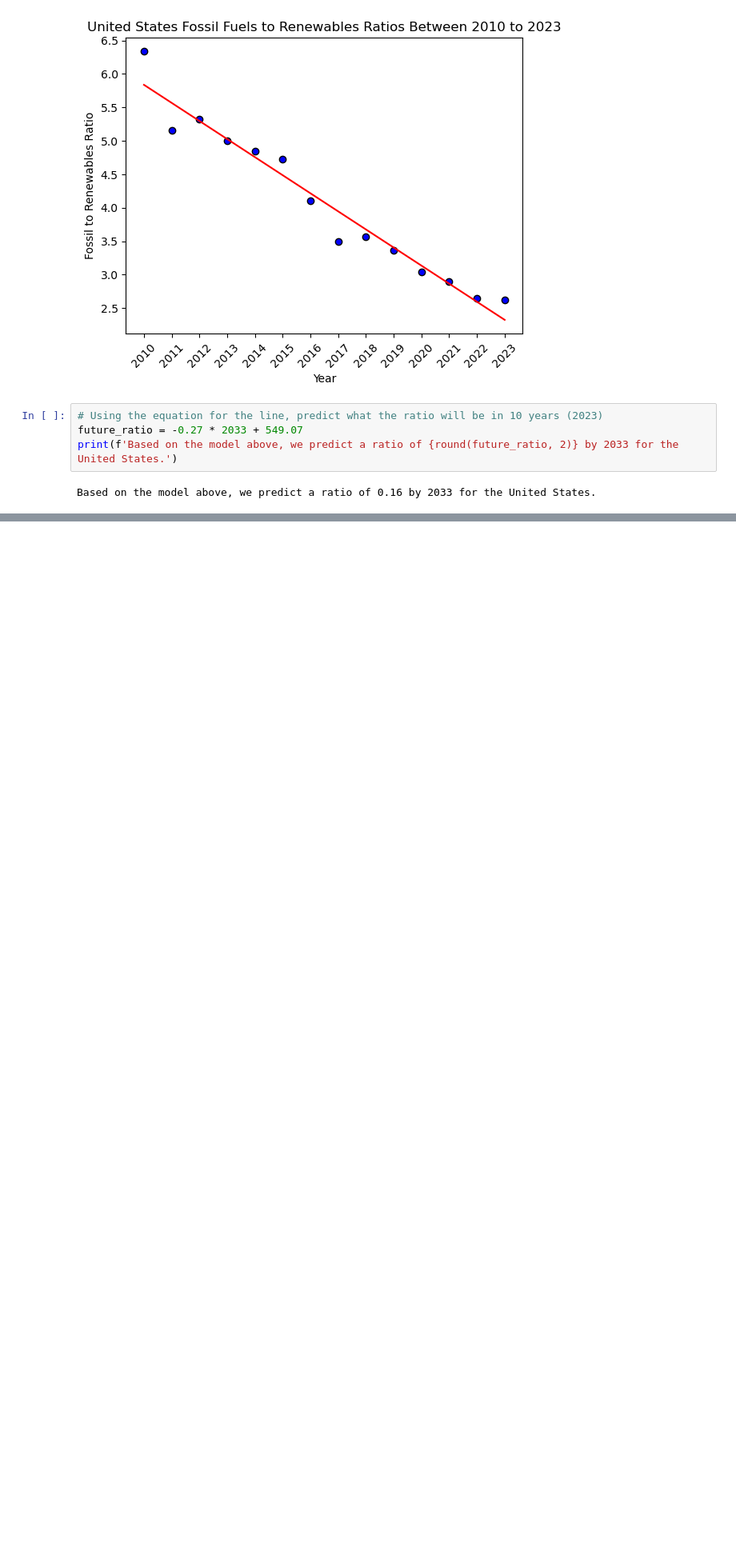
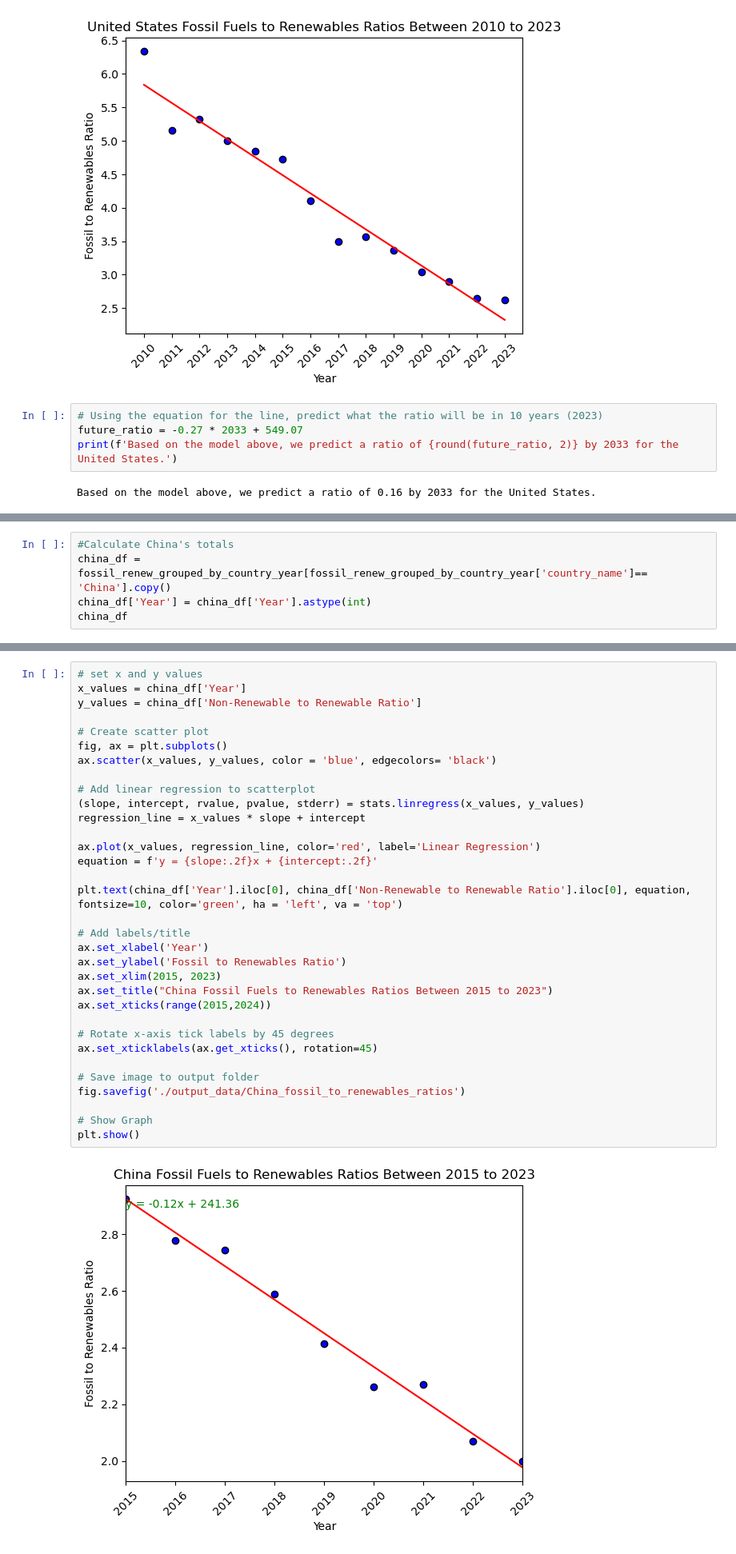
Before and after one commit to bburwinkel0721/Electric-Production, a Jupyter notebook: electricity_anaylsis.ipynb, the cells around one changed output, grey strips where cells are left out. Shown: that part at 80% size. Cells and saved outputs as stored; diff of their text form; blank space fills up the shorter version.

```diff
--- a/electricity_anaylsis.ipynb
+++ b/electricity_anaylsis.ipynb
@@ -694,0 +708,5 @@ Based on the model above, we predict a ratio of 0.16 by 2033 for the United Stat
+# %%
+#Calculate China's totals
+china_df = fossil_renew_grouped_by_country_year[fossil_renew_grouped_by_country_year['country_name']== 'China'].copy()
+china_df['Year'] = china_df['Year'].astype(int)
+china_df
@@ -694,0 +724,35 @@ Based on the model above, we predict a ratio of 0.16 by 2033 for the United Stat
+# %%
+# set x and y values
+x_values = china_df['Year']
+y_values = china_df['Non-Renewable to Renewable Ratio']
+
+# Create scatter plot
+fig, ax = plt.subplots()
+ax.scatter(x_values, y_values, color = 'blue', edgecolors= 'black')
+
+# Add linear regression to scatterplot
+(slope, intercept, rvalue, pvalue, stderr) = stats.linregress(x_values, y_values)
+regression_line = x_values * slope + intercept
+
+ax.plot(x_values, regression_line, color='red', label='Linear Regression')
+equation = f'y = {slope:.2f}x + {intercept:.2f}'
+
+plt.text(china_df['Year'].iloc[0], china_df['Non-Renewable to Renewable Ratio'].iloc[0], equation, fontsize=10, color='green', ha = 'left', va = 'top')
+
+# Add labels/title
+ax.set_xlabel('Year')
+ax.set_ylabel('Fossil to Renewables Ratio')
+ax.set_xlim(2015, 2023)
+ax.set_title("China Fossil Fuels to Renewables Ratios Between 2015 to 2023")
+ax.set_xticks(range(2015,2024))
+
+# Rotate x-axis tick labels by 45 degrees
+ax.set_xticklabels(ax.get_xticks(), rotation=45)
+
+# Save image to output folder
+fig.savefig('./output_data/China_fossil_to_renewables_ratios')
+
+# Show Graph
+plt.show()
+# %% [output]
+[figure, added]
```
Also changed, not shown: parts of 3 cells of this notebook, 2 other files.
